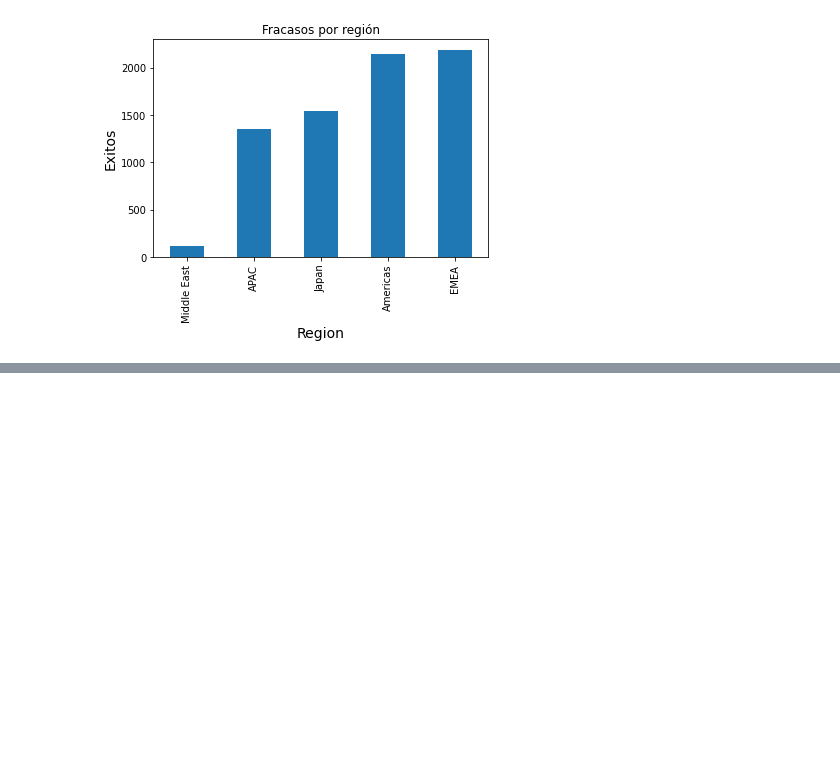
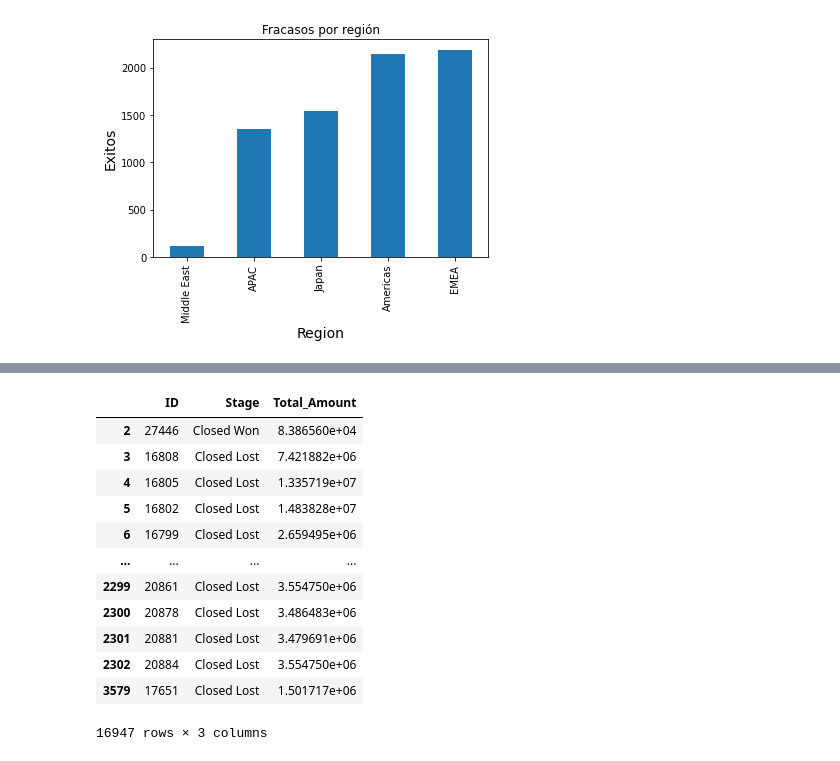
Before and after one commit to joaquinhojman/Entrenamieto_ECI_2020, a Jupyter notebook: TP1.ipynb, the cells around one changed output, grey strips where cells are left out. Cells and saved outputs as stored; diff of their text form; code cells hidden in the pictures; blank space fills up the shorter version.

```diff
--- a/TP1.ipynb
+++ b/TP1.ipynb
@@ -174,0 +204,11 @@ Text(0, 0.5, 'Exitos')
+# %%
+#Vemos que las monedas son [AUD, EUR, GBP, JPY, USD]
+#Vamos a trabajar en Dolares (USD), usando https://themoneyconverter.com/ES/ al 13/10/2020 obtenemos:
+change_USD = 1 #1 dolar EEUU = 1 dolar EEUU
+change_EUR = 1.1745 #1 euro = 1,1745 dolares EEUU
+change_AUD = 0.71601 # 1 dolar australiano = 0.71601 dolar EEUU
+change_JPY = 0.0094800 # 1 yen japones = 0,0094800 dolares EEUU
+change_GBP = 1.935 # 1 libra esterlina = 1,2935 dolares EEUU
+#Suponemos que la moneda de ninguno de estos paises o zonas (Estados Unidos, Japon, La Union Europea, Gran Bretaña,
+#Australia) tuvo una inflación/deflacion suficientemente significativa por lo cual el tipo de cambio utilizado es
+#representativo a pesar de haber sufrido ligeras variaciones en los años que aparecen en la tabla.
@@ -174,0 +255,19 @@ Text(0, 0.5, 'Exitos')
+# %%
+#Ahora uno los data frames con los cambios hechos
+
+df_changed = df_USD.append(df_EUR).append(df_AUD).append(df_JPY).append(df_GBP).drop(['Total_Amount_Currency'], axis=1)
+df_changed
+# %% [output]
+|  | ID | Stage | Total_Amount |
+| 2 | 27446 | Closed Won | 8.386560e+04 |
+| 3 | 16808 | Closed Lost | 7.421882e+06 |
+| 4 | 16805 | Closed Lost | 1.335719e+07 |
+| 5 | 16802 | Closed Lost | 1.483828e+07 |
+| 6 | 16799 | Closed Lost | 2.659495e+06 |
+| ... | ... | ... | ... |
+| 2299 | 20861 | Closed Lost | 3.554750e+06 |
+| 2300 | 20878 | Closed Lost | 3.486483e+06 |
+| 2301 | 20881 | Closed Lost | 3.479691e+06 |
+| 2302 | 20884 | Closed Lost | 3.554750e+06 |
+| 3579 | 17651 | Closed Lost | 1.501717e+06 |
+16947 rows × 3 columns
```
Also changed, not shown: parts of 8 cells of this notebook.
